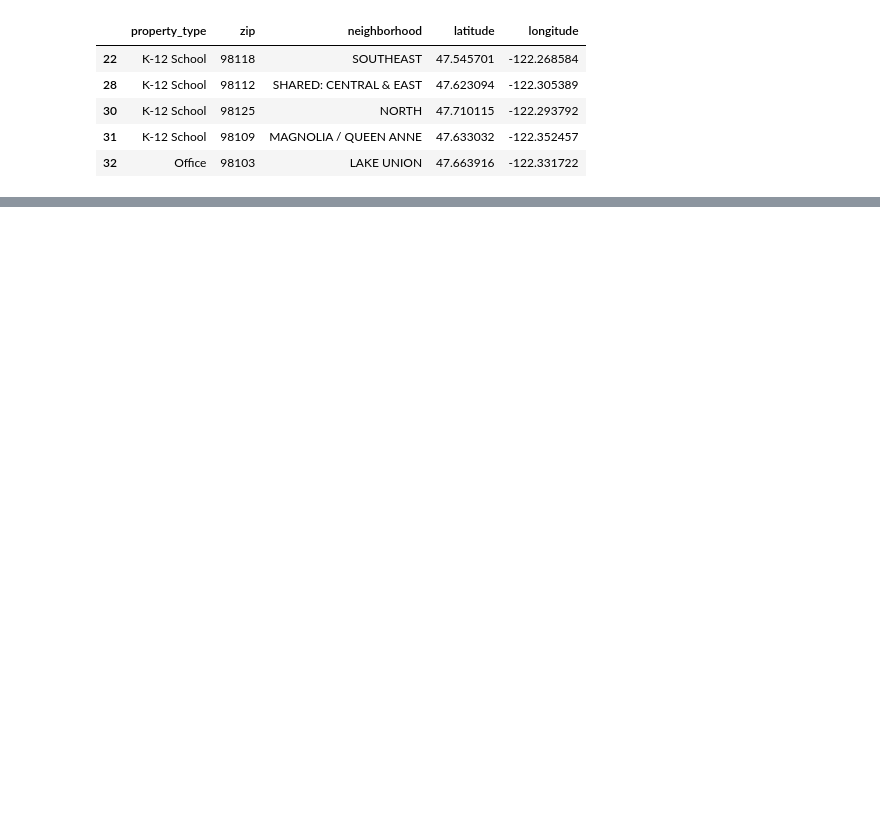
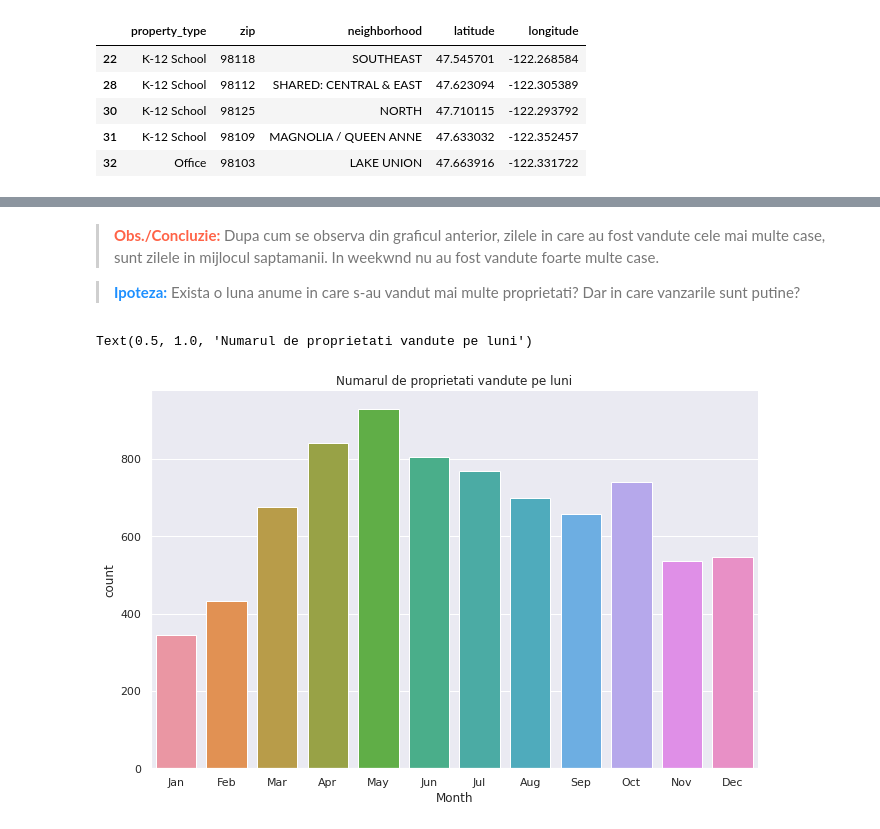
Before and after one commit to jafetimbre/mib-fiesta, a Jupyter notebook: src/final.ipynb, the cells around one changed output, grey strips where cells are left out. Cells and saved outputs as stored; diff of their text form; code cells hidden in the pictures; blank space fills up the shorter version.

```diff
--- a/src/final.ipynb
+++ b/src/final.ipynb
@@ -162,0 +363,11 @@ property_data.head()
+# %% [markdown]
+> **<font color='Tomato'>Obs./Concluzie: </font>** Dupa cum se observa din graficul anterior, zilele in care au fost vandute cele mai multe case, sunt zilele in mijlocul saptamanii. In weekwnd nu au fost vandute foarte multe case.
+
+> **<font color='DodgerBlue'>Ipoteza: </font>** Exista o luna anume in care s-au vandut mai multe proprietati? Dar in care vanzarile sunt putine?
+# %%
+g = sns.catplot(data=sales_w_m, x='Month', kind="count", order=months)
+g.fig.set_size_inches(10,6)
+plt.title('Numarul de proprietati vandute pe luni')
+# %% [output]
+Text(0.5, 1.0, 'Numarul de proprietati vandute pe luni')
+[figure, added]
```
Also changed, not shown: parts of 74 cells of this notebook.
